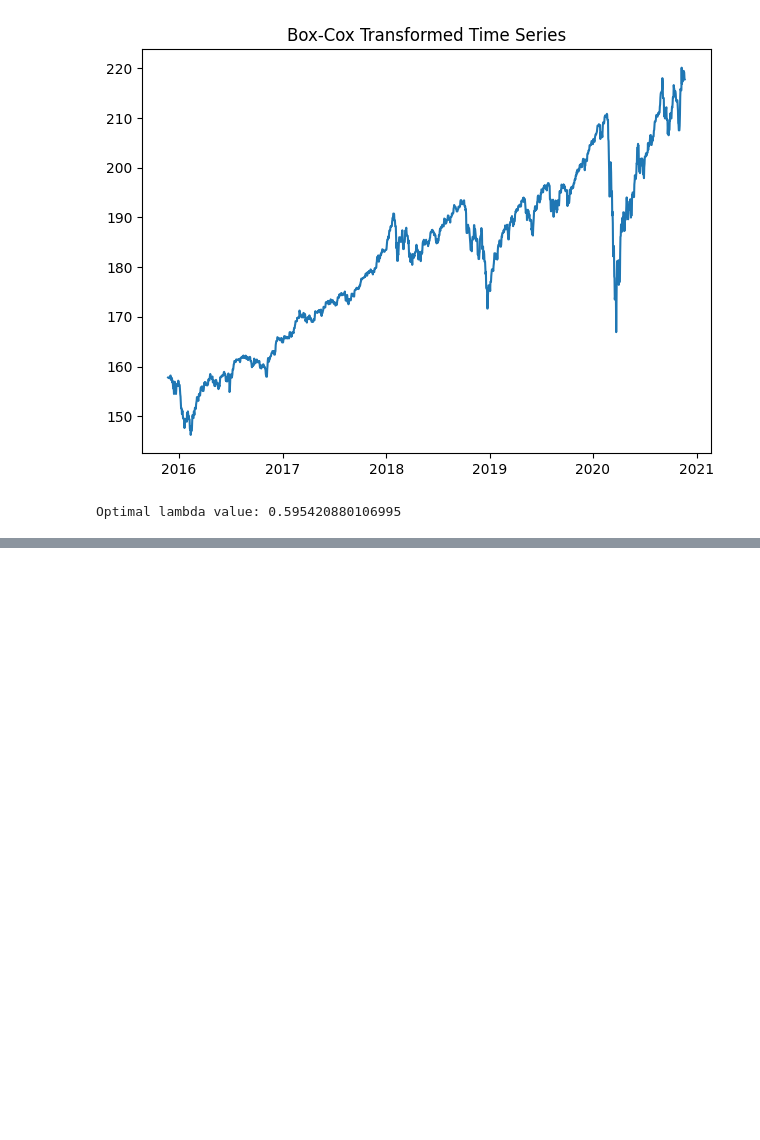
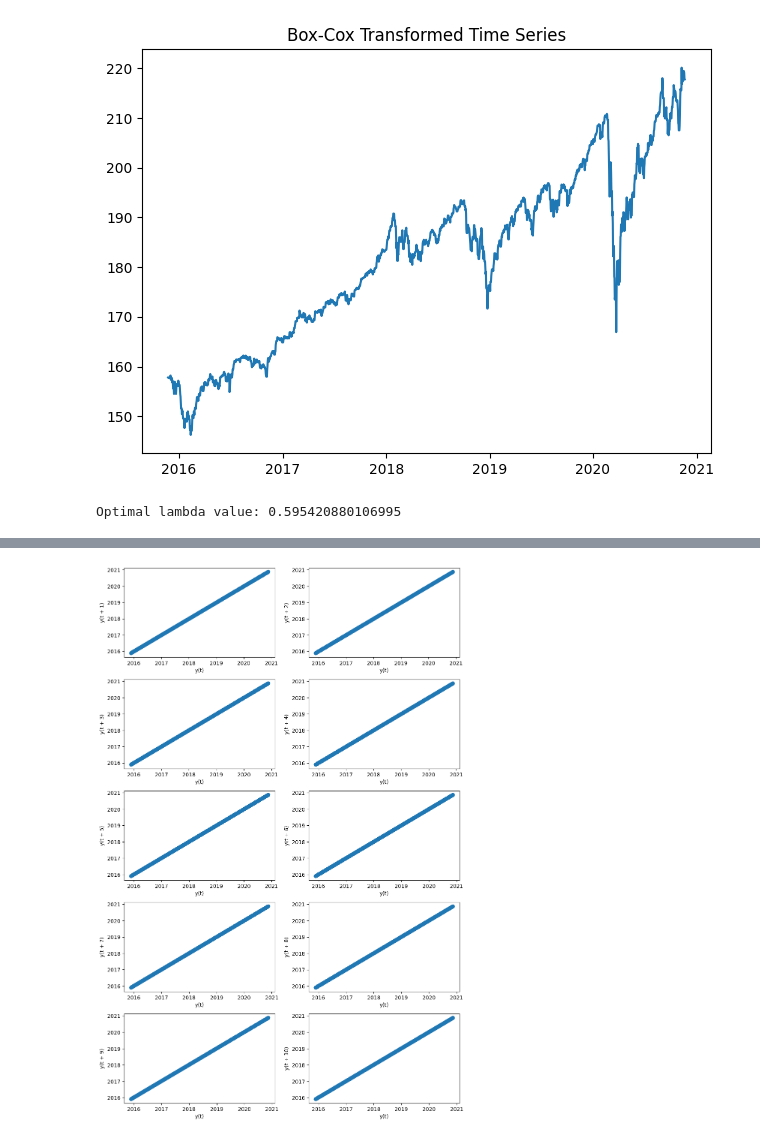
Before and after one commit to TheNoobGoda/time_series_project, a Jupyter notebook: yahoo_stock.ipynb, the cells around one changed output, grey strips where cells are left out. Drawn from its saved outputs; the diff is of its cells as text; code cells hidden in the pictures; blank space fills up the shorter version.

```diff
--- a/yahoo_stock.ipynb
+++ b/yahoo_stock.ipynb
@@ -224,0 +245,12 @@ Optimal lambda value: 0.595420880106995
+# %%
+transformed_df = pd.Series(df.index,transformed_values)
+
+plt.figure(figsize=(10,15))
+for i in range(1,11):
+    plt.subplot(5,2,i)
+    pd.plotting.lag_plot(transformed_df,lag=i)
+
+plt.tight_layout()
+plt.show()
+# %% [output]
+[figure, added]
```
Also changed, not shown: parts of 3 cells of this notebook.
